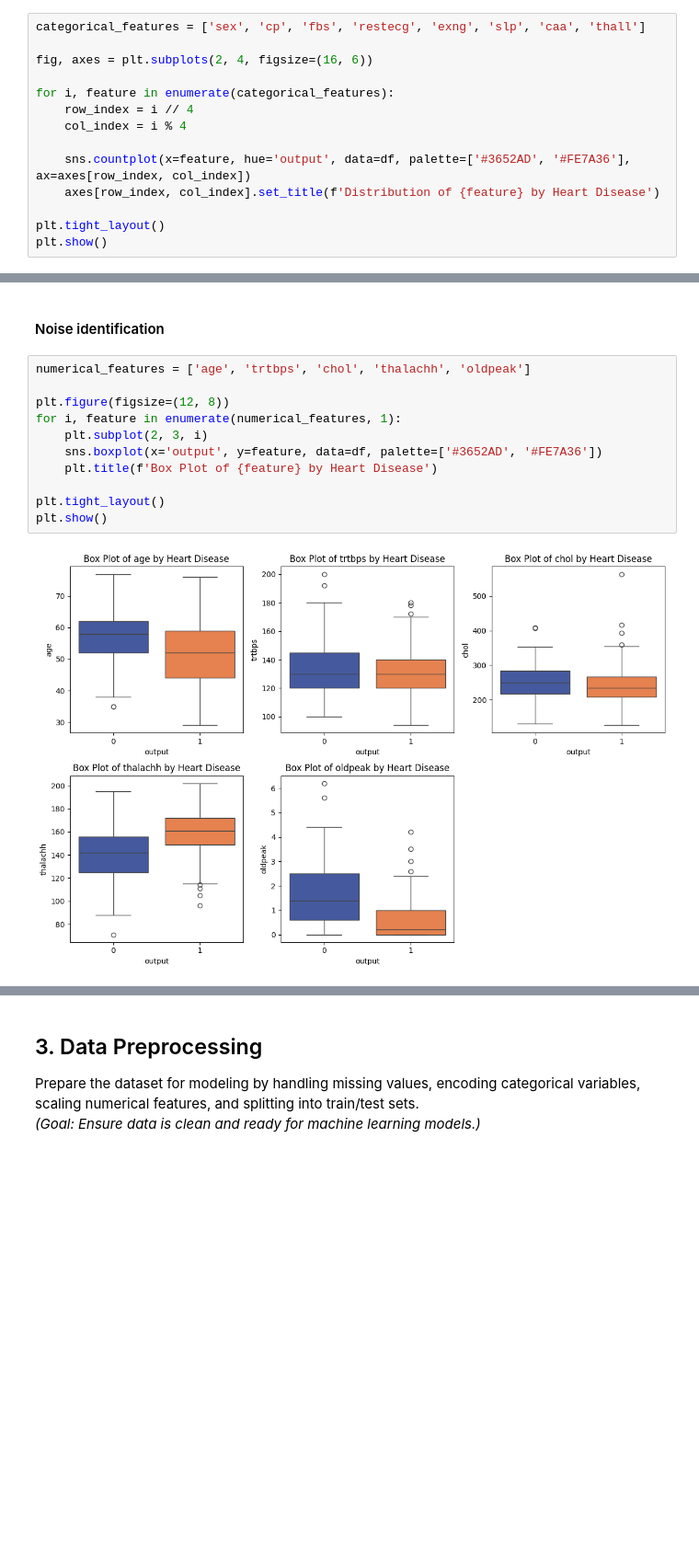
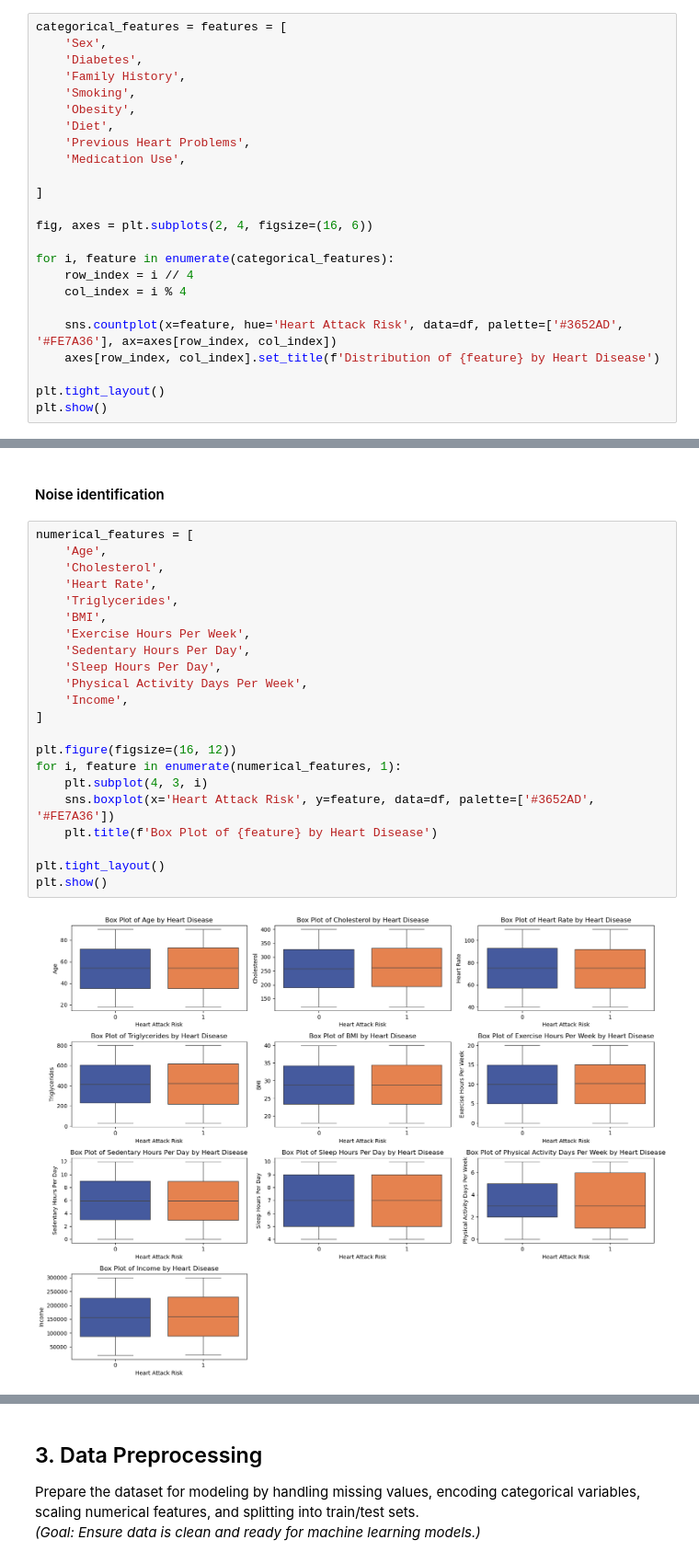
Before and after one commit to matin-ghasemi/ml4bioinformatics-workshop, a Jupyter notebook: ML_for_Bioinformatics.ipynb, the cells around one changed output, grey strips where cells are left out. Shown at 92% size. Cells and saved outputs as stored; diff of their text form; blank space fills up the shorter version.

```diff
--- a/ML_for_Bioinformatics.ipynb
+++ b/ML_for_Bioinformatics.ipynb
@@ -184,7 +181,17 @@ plt.show()
 # %% [markdown]
 #### Categorical features
 # %%
-categorical_features = ['sex', 'cp', 'fbs', 'restecg', 'exng', 'slp', 'caa', 'thall']
+categorical_features = features = [
+    'Sex',
+    'Diabetes',
+    'Family History',
+    'Smoking',
+    'Obesity',
+    'Diet',
+    'Previous Heart Problems',
+    'Medication Use',
+
+]
 
 fig, axes = plt.subplots(2, 4, figsize=(16, 6))
 
@@ -192,7 +199,7 @@ for i, feature in enumerate(categorical_features):
     row_index = i // 4
     col_index = i % 4
 
-    sns.countplot(x=feature, hue='output', data=df, palette=['#3652AD', '#FE7A36'], ax=axes[row_index, col_index])
+    sns.countplot(x=feature, hue='Heart Attack Risk', data=df, palette=['#3652AD', '#FE7A36'], ax=axes[row_index, col_index])
     axes[row_index, col_index].set_title(f'Distribution of {feature} by Heart Disease')
 
 plt.tight_layout()
@@ -212,15 +229,26 @@ plt.show()
 # %% [markdown]
 #### Noise identification
 # %%
-numerical_features = ['age', 'trtbps', 'chol', 'thalachh', 'oldpeak']
+numerical_features = [
+    'Age',
+    'Cholesterol',
+    'Heart Rate',
+    'Triglycerides',
+    'BMI',
+    'Exercise Hours Per Week',
+    'Sedentary Hours Per Day',
+    'Sleep Hours Per Day',
+    'Physical Activity Days Per Week',
+    'Income',
+]
 
-plt.figure(figsize=(12, 8))
+plt.figure(figsize=(16, 12))
 for i, feature in enumerate(numerical_features, 1):
-    plt.subplot(2, 3, i)
-    sns.boxplot(x='output', y=feature, data=df, palette=['#3652AD', '#FE7A36'])
+    plt.subplot(4, 3, i)
+    sns.boxplot(x='Heart Attack Risk', y=feature, data=df, palette=['#3652AD', '#FE7A36'])
     plt.title(f'Box Plot of {feature} by Heart Disease')
 
 plt.tight_layout()
 plt.show()
 # %% [output]
-[figure, old version]
+[figure, new version]
```
Also changed, not shown: parts of 10 cells of this notebook.
